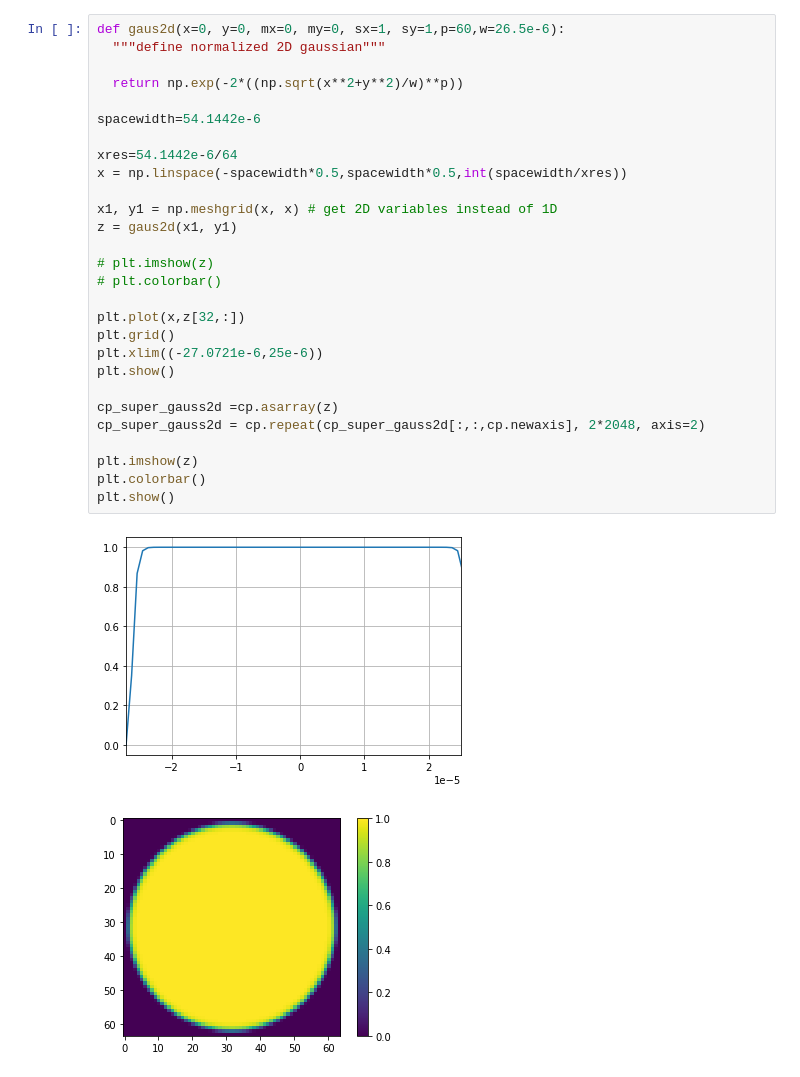
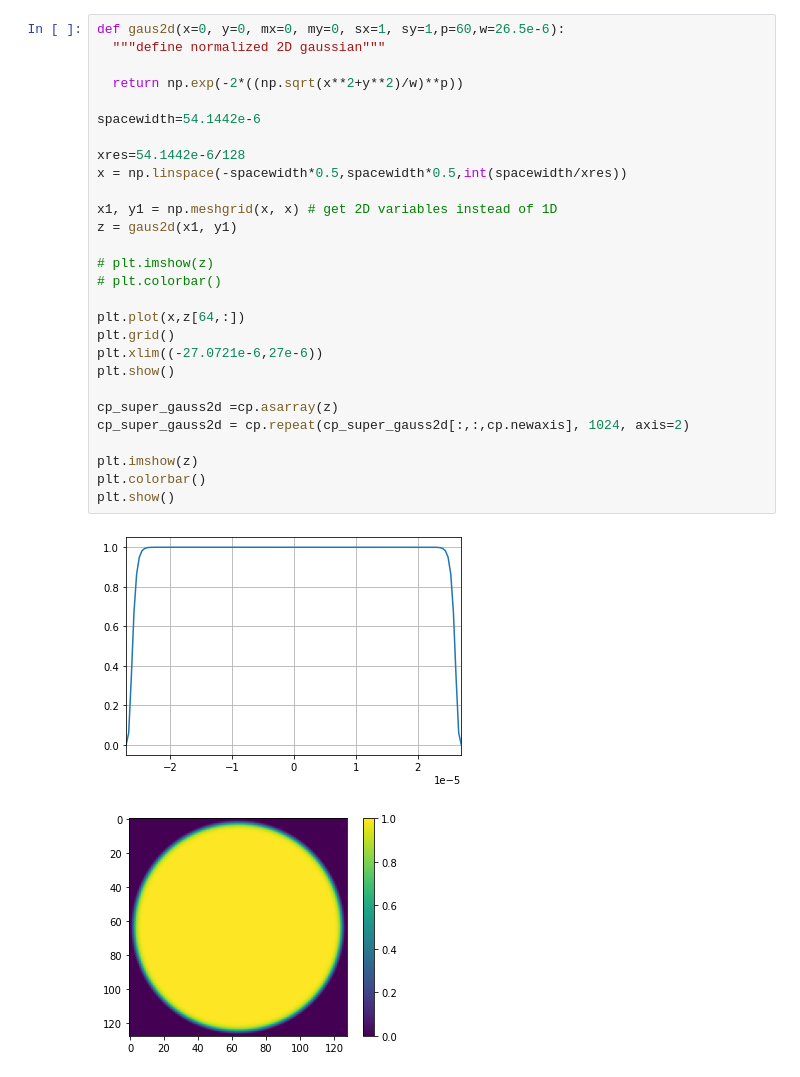
Before and after one commit to ugurtegin/MMF_RNN_Reuse, a Jupyter notebook: BPM Notebooks/GRIN_BPM_BC_Donut.ipynb, the cells around one changed output. Cells and saved outputs as stored; diff of their text form.

```diff
--- a/BPM Notebooks/GRIN_BPM_BC_Donut.ipynb
+++ b/BPM Notebooks/GRIN_BPM_BC_Donut.ipynb
@@ -16,34 +16,34 @@ Mounted at /content/drive
 # %%
 def gaus2d(x=0, y=0, mx=0, my=0, sx=1, sy=1,p=60,w=26.5e-6):
   """define normalized 2D gaussian"""
 
   return np.exp(-2*((np.sqrt(x**2+y**2)/w)**p))
 
 spacewidth=54.1442e-6
 
-xres=54.1442e-6/64
+xres=54.1442e-6/128
 x = np.linspace(-spacewidth*0.5,spacewidth*0.5,int(spacewidth/xres))
 
 x1, y1 = np.meshgrid(x, x) # get 2D variables instead of 1D
 z = gaus2d(x1, y1)
 
 # plt.imshow(z)
 # plt.colorbar()
 
-plt.plot(x,z[32,:])
+plt.plot(x,z[64,:])
 plt.grid()
-plt.xlim((-27.0721e-6,25e-6))
+plt.xlim((-27.0721e-6,27e-6))
 plt.show()
 
 cp_super_gauss2d =cp.asarray(z)
-cp_super_gauss2d = cp.repeat(cp_super_gauss2d[:,:,cp.newaxis], 2*2048, axis=2)
+cp_super_gauss2d = cp.repeat(cp_super_gauss2d[:,:,cp.newaxis], 1024, axis=2)
 
 plt.imshow(z)
 plt.colorbar()
 plt.show()
 # %% [output]
-[figure, old version]
+[figure, new version]
-[figure, old version]
+[figure, new version]
 # %%
 tt = time.time()
 c = 299792458 # [m/s]
```
Also changed, not shown: parts of 5 cells of this notebook.
